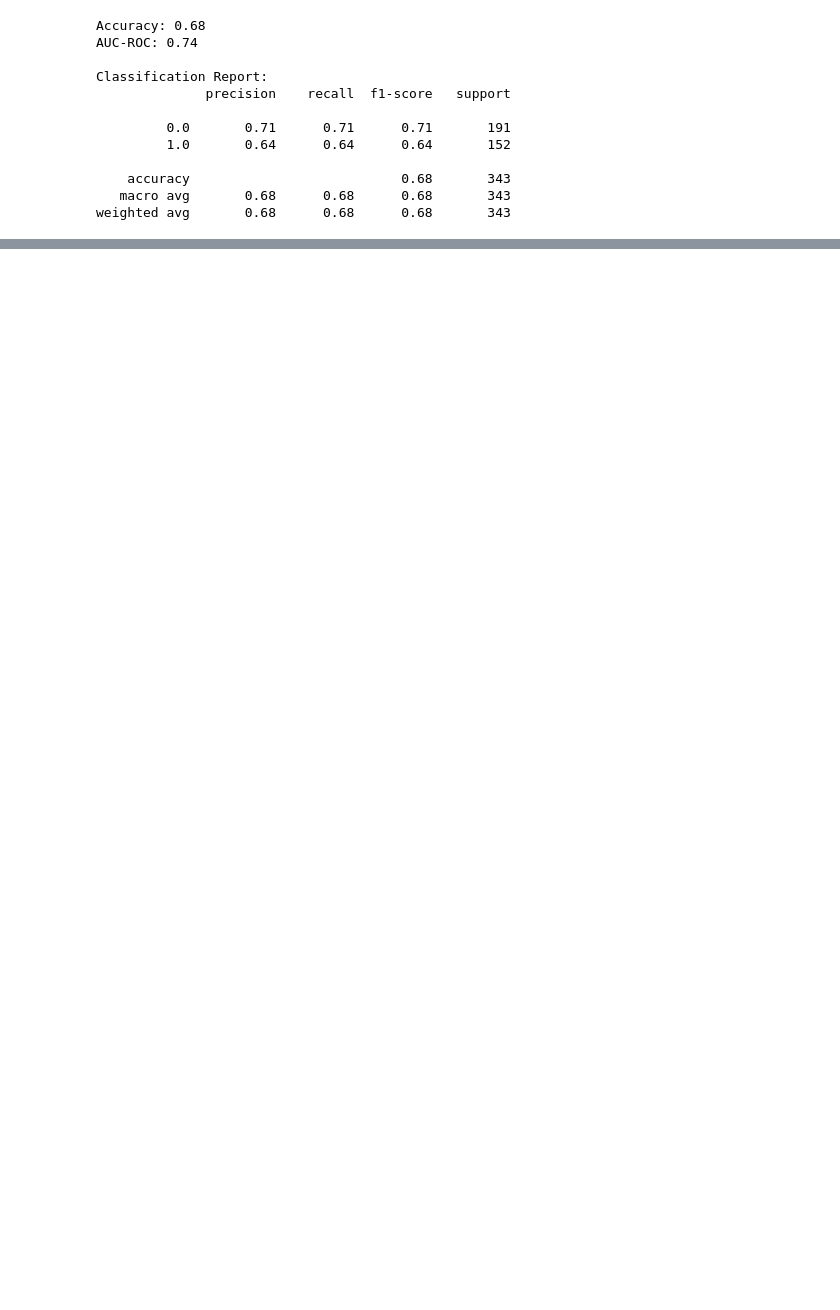
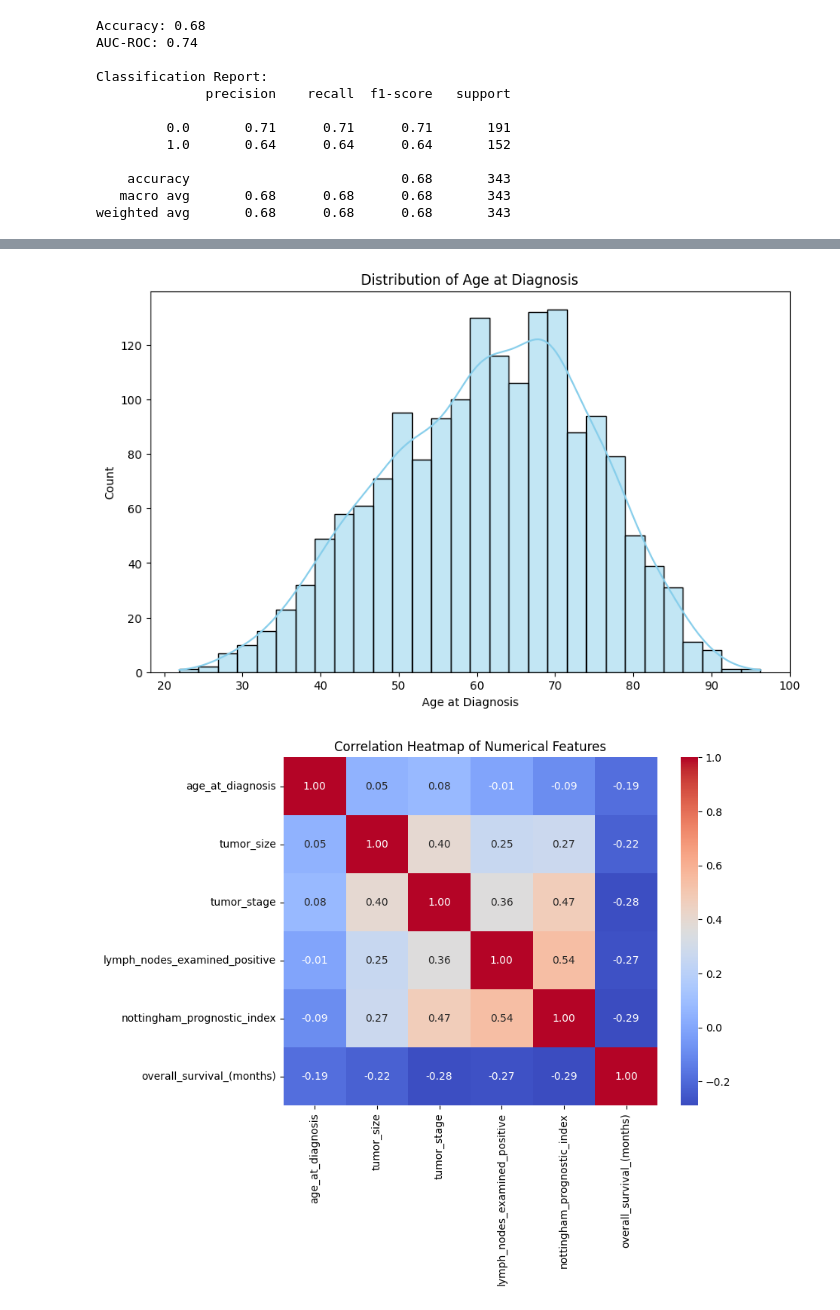
Before and after one commit to Jaz0XD/Breast_Cancer_ML, a Jupyter notebook: train.ipynb, the cells around one changed output, grey strips where cells are left out. Saved outputs shown, nothing was run; the diff lists cells and outputs as text; code cells hidden in the pictures; blank space fills up the shorter version.

```diff
--- a/train.ipynb
+++ b/train.ipynb
@@ -216,0 +223,24 @@ weighted avg       0.68      0.68      0.68       343
+# %%
+eda_columns = ['age_at_diagnosis', 'tumor_size', 'tumor_stage',
+               'lymph_nodes_examined_positive', 'nottingham_prognostic_index',
+               'overall_survival_(months)']
+
+for col in eda_columns:
+    df[col] = df[col].fillna(df[col].mean())
+
+# Plot distribution for "Age at Diagnosis"
+plt.figure(figsize=(10, 6))
+sns.histplot(df['age_at_diagnosis'], bins=30, kde=True, color='skyblue')
+plt.title('Distribution of Age at Diagnosis')
+plt.xlabel('Age at Diagnosis')
+plt.ylabel('Count')
+plt.show()
+
+plt.figure(figsize=(8, 6))
+correlation_matrix = df[eda_columns].corr()
+sns.heatmap(correlation_matrix, annot=True, cmap='coolwarm', fmt='.2f')
+plt.title('Correlation Heatmap of Numerical Features')
+plt.show()
+# %% [output]
+[figure, added]
+[figure, added]
```
Also changed, not shown: parts of 4 cells of this notebook, 1 other file.
